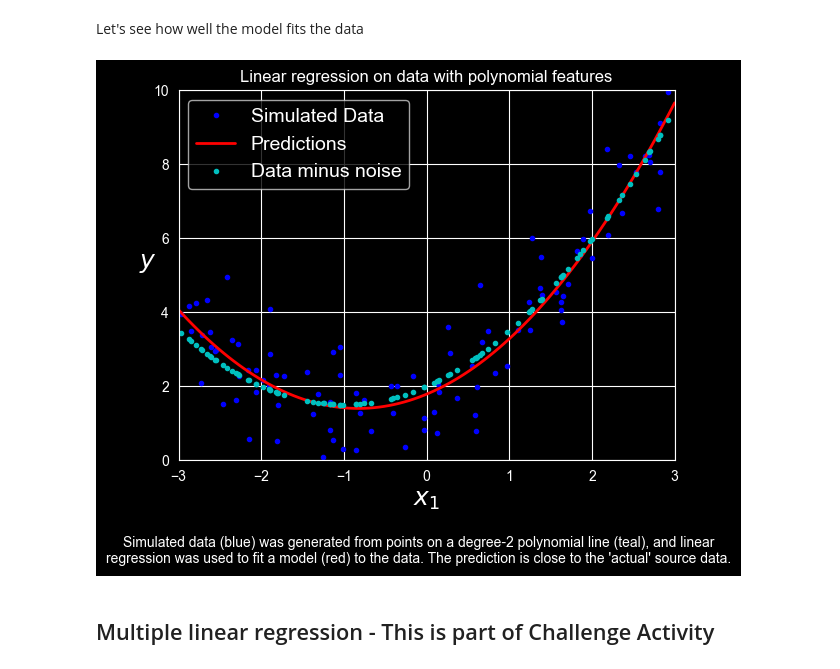
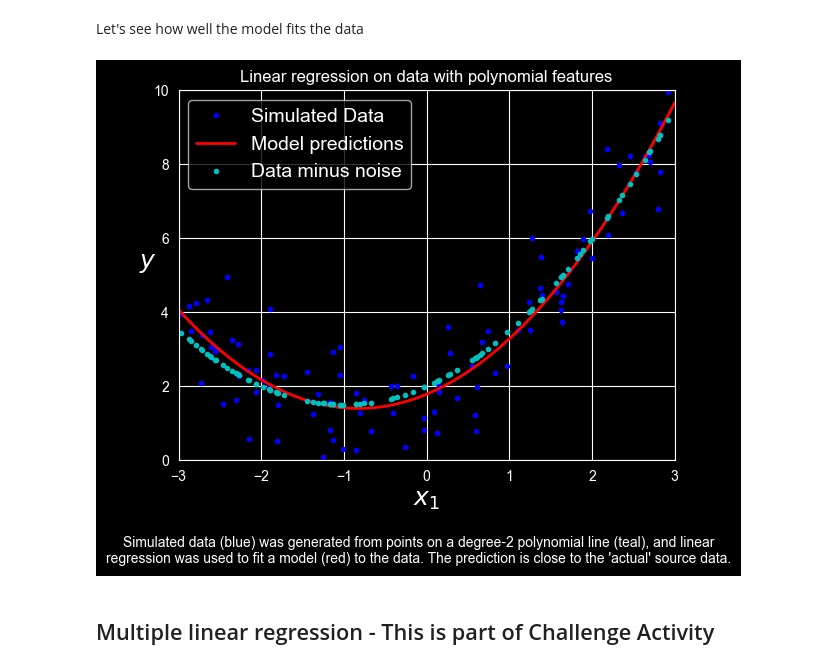
Before and after one commit to rickgladwin/ml_and_deep_learning_challenges, a Jupyter notebook: week_2_linear_regression/Week+2+-+Practical-Learning.ipynb, the cells around one changed output. Cells and saved outputs as stored; diff of their text form; code cells hidden in the pictures.

```diff
--- a/week_2_linear_regression/Week+2+-+Practical-Learning.ipynb
+++ b/week_2_linear_regression/Week+2+-+Practical-Learning.ipynb
@@ -458,23 +458,23 @@ Let's see how well the model fits the data
 # %%
 X_new=np.linspace(-3, 3, 100).reshape(100, 1)
 X_new_poly = poly_features.transform(X_new)
 y_new = regressor.predict(X_new_poly)
 plt.plot(X, y, "b.", label="Simulated Data")
-plt.plot(X_new, y_new, "r-", linewidth=2, label="Predictions")
+plt.plot(X_new, y_new, "r-", linewidth=2, label="Model predictions")
 
 # actual (base) function without random noise
 plt.plot(X, y2, "c.", linewidth=2, label="Data minus noise")
 
 plt.xlabel("$x_1$", fontsize=18)
 plt.ylabel("$y$", rotation=0, fontsize=18)
 plt.legend(loc="upper left", fontsize=14)
 plt.axis((-3, 3, 0, 10))
 plt.title("Linear regression on data with polynomial features")
 plt.figtext(0.5, -0.1, "Simulated data (blue) was generated from points on a degree-2 polynomial line (teal), and linear regression was used to fit a model (red) to the data. The prediction is close to the 'actual' source data.", ha='center', wrap=True)
 
 plt.show()
 # %% [output]
-[figure, old version]
+[figure, new version]
 # %% [markdown]
 ## Multiple linear regression - This is part of Challenge Activity
 # %% [markdown]
```
Also changed, not shown: parts of 10 cells of this notebook.
